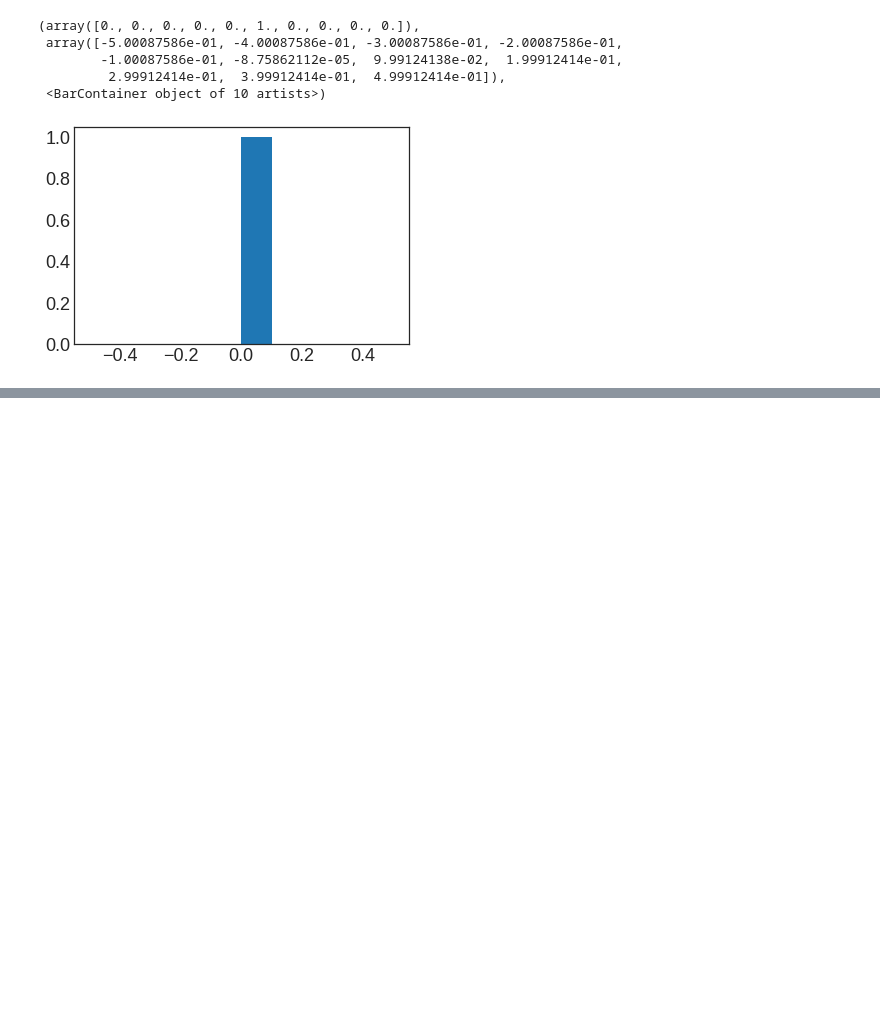
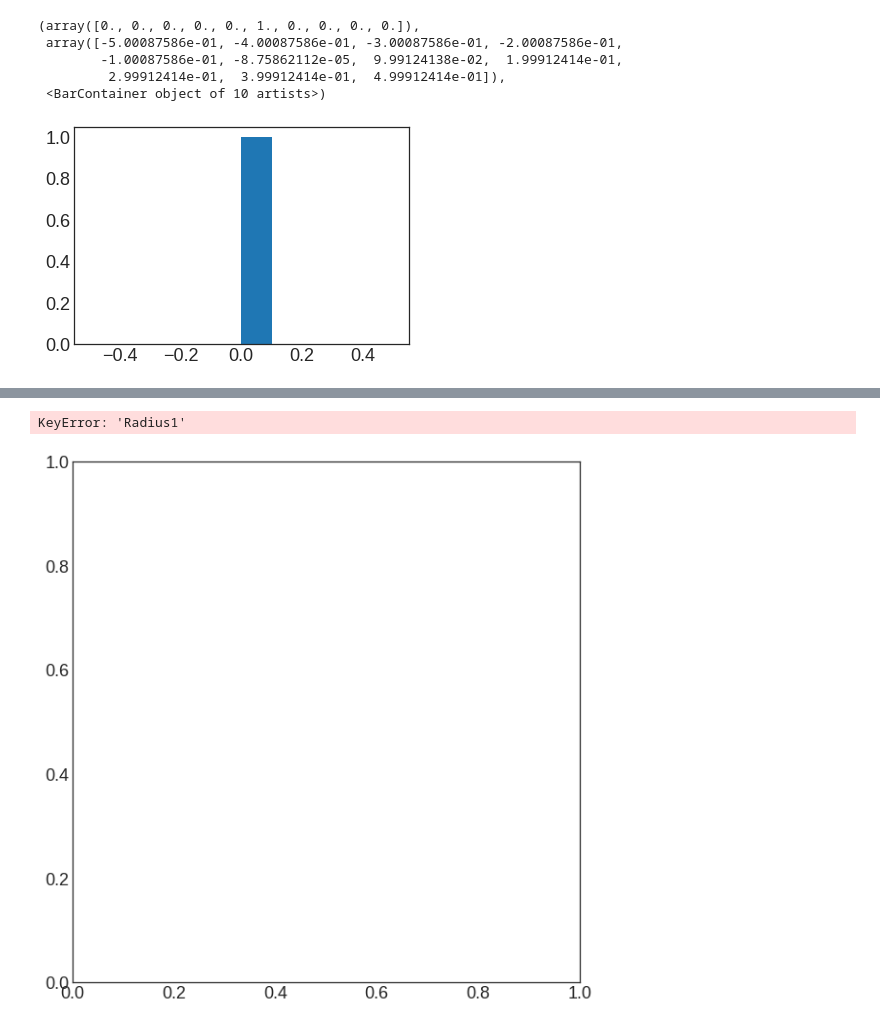
Before and after one commit to rikab/SHAPER, a Jupyter notebook: jets.ipynb, the cells around one changed output, grey strips where cells are left out. Cells and saved outputs as stored; diff of their text form; code cells hidden in the pictures; blank space fills up the shorter version.

```diff
--- a/jets.ipynb
+++ b/jets.ipynb
@@ -132,6 +132,17 @@ from matplotlib.patches import Ellipse as pltEllipse
 from matplotlib.patches import Circle as pltCircle
 
 commonObservables, obsarray = buildCommmonObservables(3, 1, R, device)
+observables = {}
+for i in range(3):
+    n = i+1
+    observables["%d-Subjettiness" % n] = commonObservables["%d-Subjettiness" % n]
+    observables["%d-Ringiness" % n] = commonObservables["%d-Ringiness" % n]
+    observables["%d-Diskiness" % n] = commonObservables["%d-Diskiness" % n]
+    observables["%d-Ellipsiness" % n] = commonObservables["%d-Ellipsiness" % n]
+    observables["%d-(Ring+Point)iness" % n] = commonObservables["%d-Point-Ringiness" % n]
+    observables["%d-(Disk+Point)iness" % n] = commonObservables["%d-Point-Diskiness" % n]
+    observables["%d-(Ellipse+Point)iness" % n] = commonObservables["%d-Point-Ellipsiness" % n]
+
 # _3subjettiness = commonObservables["3-Subjettiness"]
 # _3ellipsiness = commonObservables["3-Ellipsiness"]
 # _3pointellipsiness = commonObservables["3-Point-Ellipsiness"]
@@ -249,16 +260,16 @@ commonObservables, obsarray = buildCommmonObservables(3, 1, R, device)
 # _temp_observable_2.plotter = temp_plotter_2
 # observables["3-Ellipsiness-Plus-Pileup"] = _temp_observable_2
 
-shaper = Shaper(commonObservables, device)
+shaper = Shaper(observables, device)
 shaper.to(device)
 
 
 batches = int(N / batch_size) + 1
 
 plot_dictionary_signal = {
-    "plot_directory" : "Plots/Test",
-    "gif_directory" : "Plots/Signal/gifs",
-    "extension" : "png",
+    "plot_directory" : "Plots/PDFs",
+    # "gif_directory" : "Plots/gifs",
+    "extension" : "pdf",
     "title" : "PYTHIA8 Top Jets"
 }
 
@@ -276,7 +287,7 @@ for batch in range(batches):
     start = batch * batch_size
     end = (batch + 1) * batch_size
 
-    cms_emds, cms_params = shaper.calculate(signal_pu[start:end], epochs = 150, verbose=True, lr = 0.01, N = 150, scaling = 0.9, epsilon = 0.001, early_stopping= 150, plot_dictionary=plot_dictionary_signal)
+    # cms_emds, cms_params = shaper.calculate(signal_pu[start:end], epochs = 150, verbose=True, lr = 0.01, N = 50, scaling = 0.9, epsilon = 0.001, early_stopping= 150, plot_dictionary=plot_dictionary_signal)
     # cms_emds, cms_params = shaper.calculate(background_pu[start:end], epochs = 500, verbose=True, lr = 0.01, N = 150, scaling = 0.9, epsilon = 0.001, early_stopping= 100, plot_dictionary=plot_dictionary_background)
 
     # np.save('data/batch_params_test_%d.npy' % batch, cms_params)
@@ -592,8 +657,8 @@ def hist_2d(obs, param, xlim, function = None, xlabel = None, complex_function =
         sgx.append(tau_32(signal_params, obs, i))
         bgx.append(tau_32(background_params, obs, i))
 
-        sgy.append(hardest_weight(signal_params["3-Point-Ellipsiness"][i])    )
-        bgy.append(hardest_weight(background_params["3-Point-Ellipsiness"][i])  )
+        sgy.append(effective_radius(signal_params["1-Ringiness"][i])    )
+        bgy.append(effective_radius(background_params["1-Ringiness"][i])  )
 
     sgx = np.array(sgx)
     bgx = np.array(bgx)
@@ -601,32 +666,35 @@ def hist_2d(obs, param, xlim, function = None, xlabel = None, complex_function =
     sgy = np.array(sgy)
     bgy = np.array(bgy)
 
 
     # # Calculate ROC
     # labels = np.concatenate((np.zeros((sg.shape[0],)), np.ones((bg.shape[0],))))
     # y_= np.concatenate((sg, bg))
 
     # fpr, tpr, _ = roc_curve(labels, y_)
     # roc_auc = auc(fpr, tpr)
     # roc_auc = max(roc_auc, 1 - roc_auc)
 
 
     plt.scatter(bgx, bgy, color = "blue", label = "QCD Jets")
     plt.scatter(sgx, sgy, color = "red", label = "Top Jets")
 
 
     # Cosmetics
     plt.legend(frameon = False)
     plt.xlabel(param)
     if xlabel is not None:
         plt.xlabel(xlabel)
-    plt.ylabel(r"Hardest Point Weight $z_{\delta}$")
+    plt.ylabel(r"1-Ellipsiness Effective Radius")
     plt.xlim([0,1])
     plt.ylim([0,1])
     plt.title("%s: PYTHIA8 Top/QCD Jets" % (obs))
 
     plt.savefig("Plots/Parameters/hist2d_%s_%s.pdf" % (obs, param))
     plt.show()
     plt.close()
 
-hist_2d("Point-Ellipsiness", "", [0,1], xlabel= "3-Point-Ellipsiness / 2-Point-Ellipsiness")
+hist_2d("Ellipsiness", "", [0,1], xlabel= "3-Ellipsiness / 2-Ellipsiness")
+# %% [output]
+KeyError: 'Radius1'
+[figure, added]
```
Also changed, not shown: parts of 6 cells of this notebook, 11 other files.
